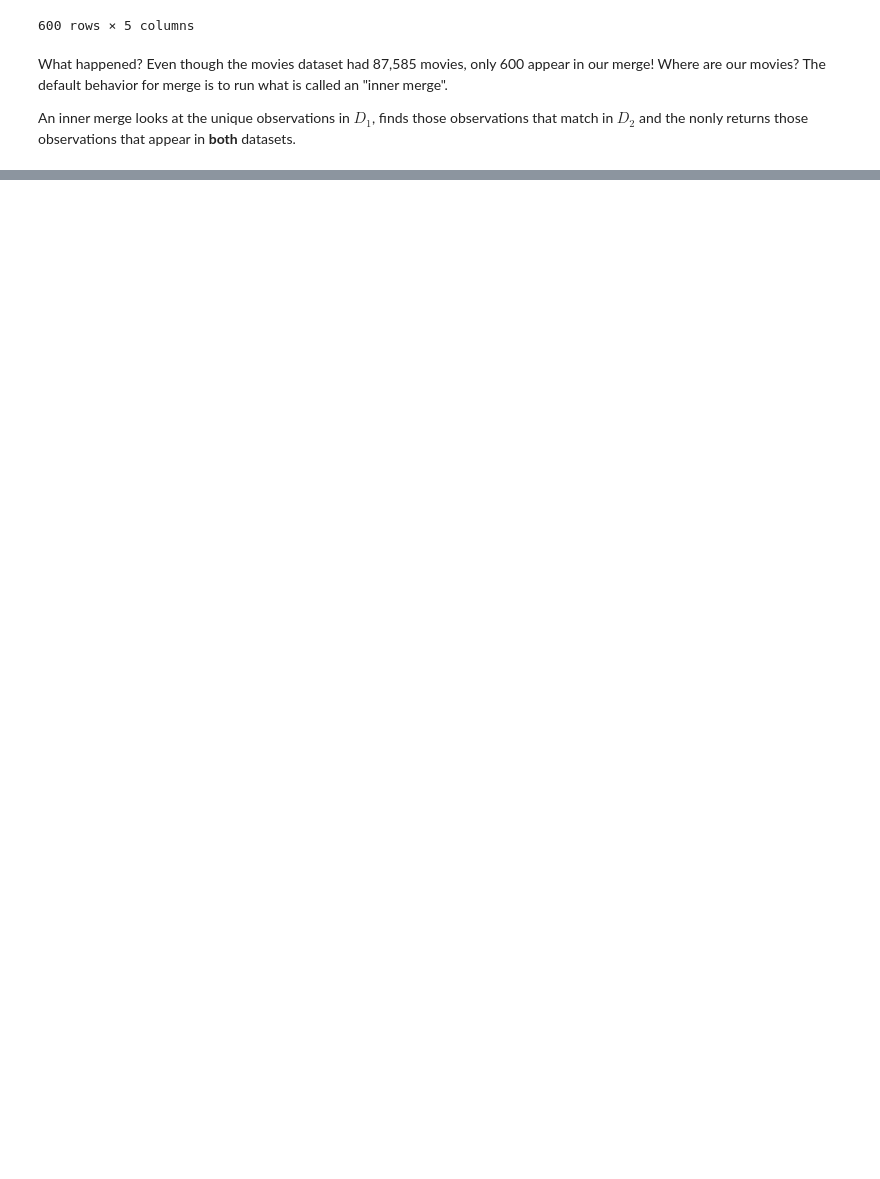
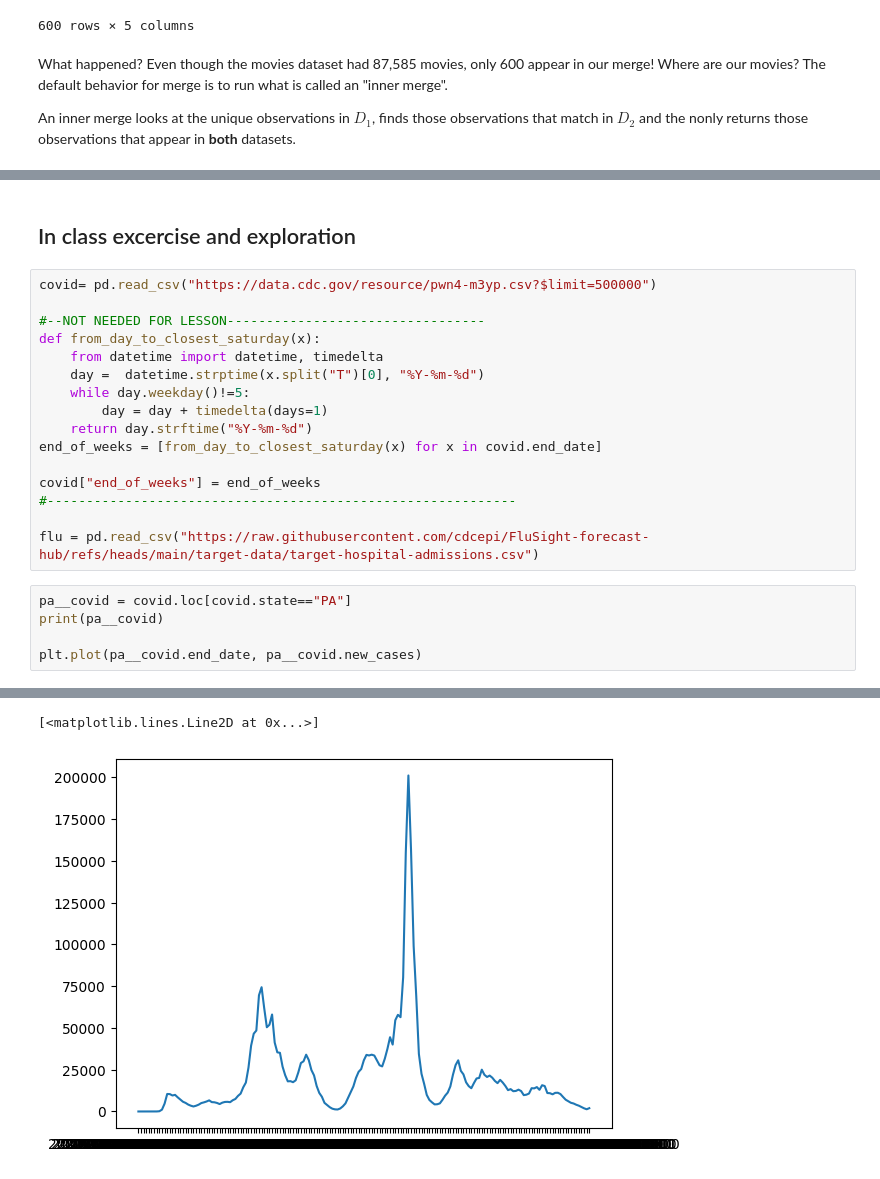
Before and after one commit to computationalUncertaintyLab/dexp_book, a Jupyter notebook: chapter4__split_apply_combine_and_merging.ipynb, the cells around one changed output, grey strips where cells are left out. Drawn from its saved outputs; the diff is of its cells as text; blank space fills up the shorter version.

```diff
--- a/chapter4__split_apply_combine_and_merging.ipynb
+++ b/chapter4__split_apply_combine_and_merging.ipynb
@@ -218,0 +267,24 @@ An inner merge looks at the unique observations in $D_{1}$, finds those observat
+# %% [markdown]
+## In class excercise and exploration
+# %%
+covid= pd.read_csv("https://data.cdc.gov/resource/pwn4-m3yp.csv?$limit=500000")
+
+#--NOT NEEDED FOR LESSON---------------------------------
+def from_day_to_closest_saturday(x):
+    from datetime import datetime, timedelta
+    day =  datetime.strptime(x.split("T")[0], "%Y-%m-%d")
+    while day.weekday()!=5:
+        day = day + timedelta(days=1)
+    return day.strftime("%Y-%m-%d")
+end_of_weeks = [from_day_to_closest_saturday(x) for x in covid.end_date]
+
+covid["end_of_weeks"] = end_of_weeks
+#------------------------------------------------------------
+
+flu = pd.read_csv("https://raw.githubusercontent.com/cdcepi/FluSight-forecast-hub/refs/heads/main/target-data/target-hospital-admissions.csv")
+# %%
+pa__covid = covid.loc[covid.state=="PA"]
+print(pa__covid)
+
+plt.plot(pa__covid.end_date, pa__covid.new_cases)
+# %% [output]
@@ -218,0 +308,2 @@ An inner merge looks at the unique observations in $D_{1}$, finds those observat
+[<matplotlib.lines.Line2D at 0x...>]
+[figure, added]
```
Also changed, not shown: parts of 10 cells of this notebook.
